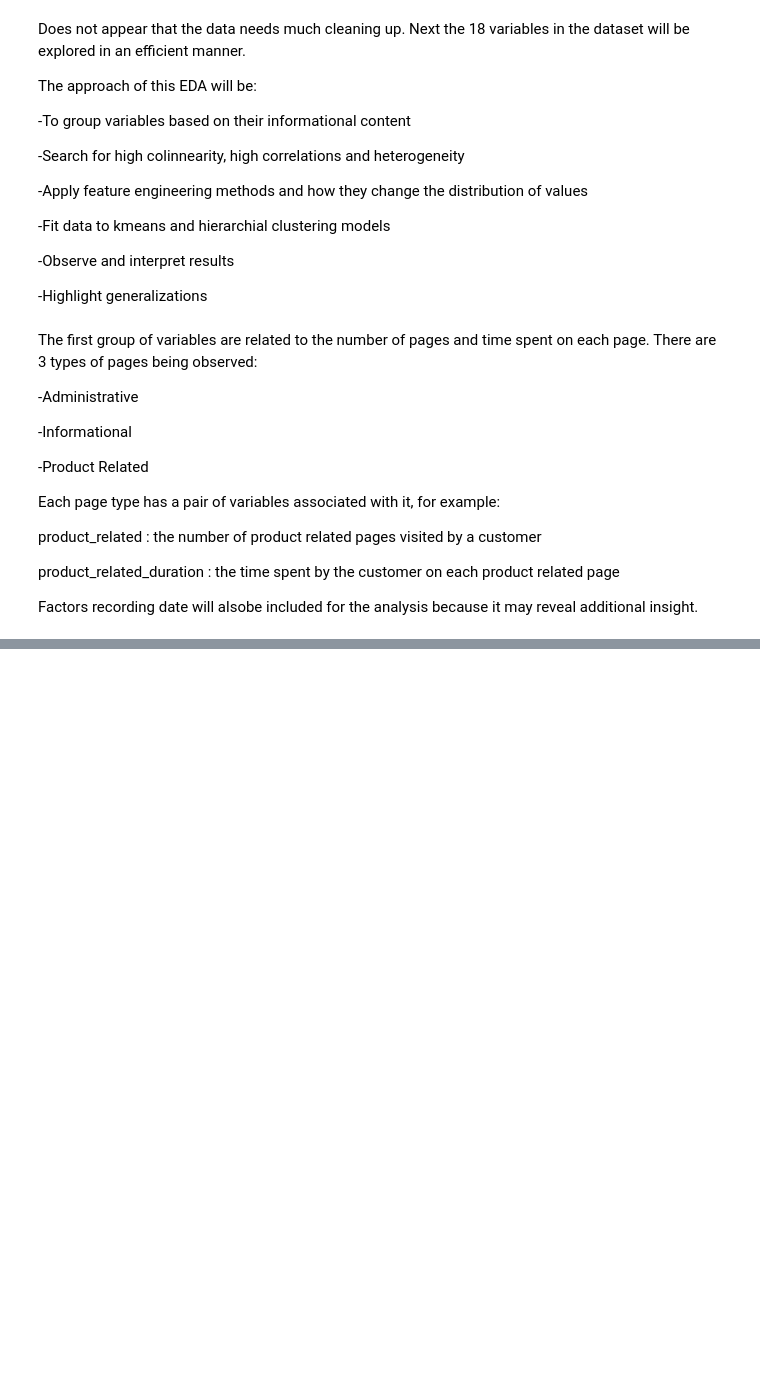
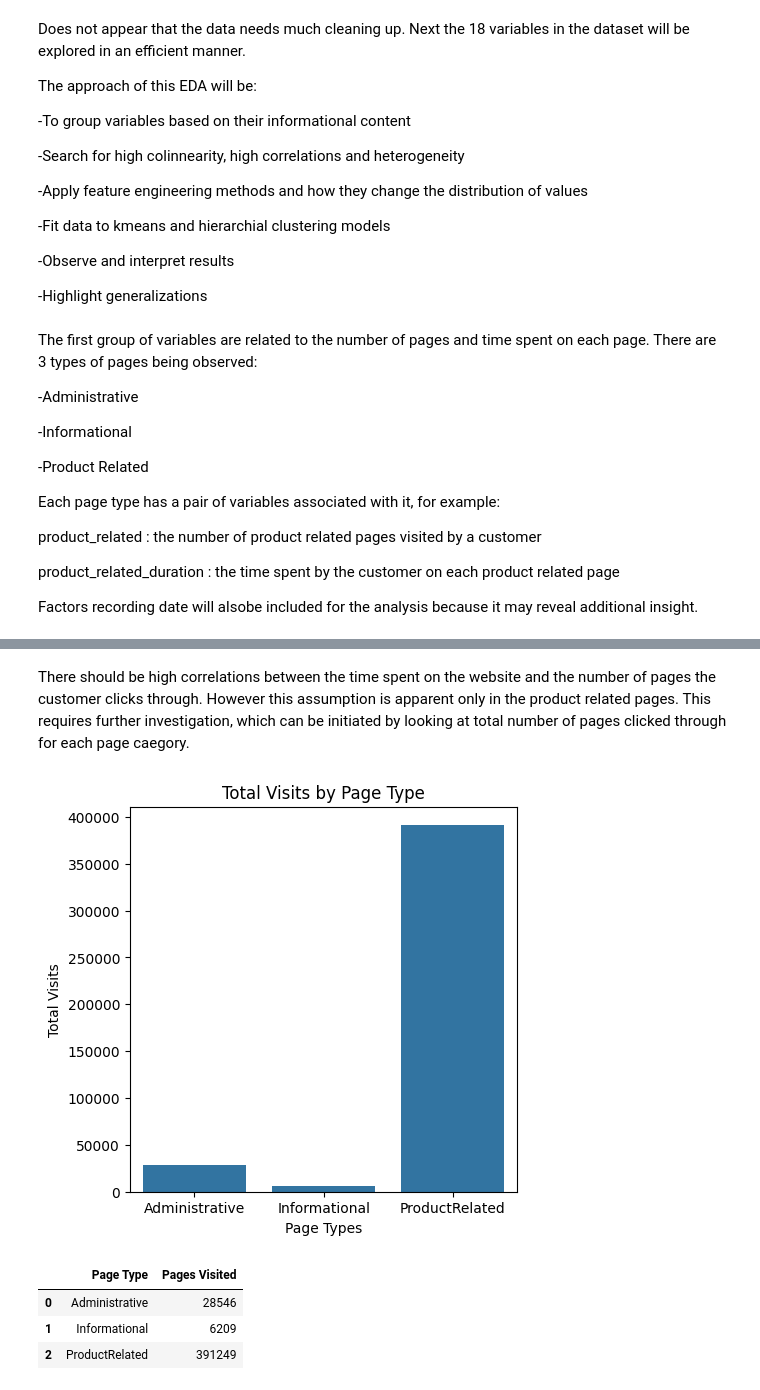
Before and after one commit to benbesthof/Clustering-SVM-to-Predict-Online-Purchases, a Jupyter notebook: B_Besthof_P2.ipynb, the cells around one changed output, grey strips where cells are left out. Cells and saved outputs as stored; diff of their text form; code cells hidden in the pictures; blank space fills up the shorter version.

```diff
--- a/B_Besthof_P2.ipynb
+++ b/B_Besthof_P2.ipynb
@@ -119,0 +116,30 @@ customers = ['OperatingSystems', 'Browser', 'Region', 'TrafficType', 'VisitorTyp
+# %% [markdown]
+There should be high correlations between the time spent on the website and the number of pages the customer clicks through. However this assumption is apparent only in the product related pages. This requires further investigation, which can be initiated by looking at total number of pages clicked through for each page caegory.
+# %%
+#create a dictionary to extract values from into dataframe there will be a key for each page type and its value pair will be the sum of the pages visited.
+
+sums_table = {}
+for i in pagetypes:
+    if 'Duration' not in i:
+        sums_table[i] = df[i].sum()
+
+#extract key value pairs from the dictionary into dataframe and name columns
+df_sums = pd.DataFrame(list(sums_table.items()), columns = ['Page Type', 'Pages Visited'])
+
+
+
+plt.figure(figsize=(5,5))
+sns.barplot(data = df_sums, x = 'Page Type', y = 'Pages Visited')
+plt.xlabel('Page Types')
+plt.ylabel('Total Visits')
+plt.title('Total Visits by Page Type')
+plt.show()
+
+#show table of pagetypes and total visits
+df_sums
+# %% [output]
+[figure, added]
+|  | Page Type | Pages Visited |
+| 0 | Administrative | 28546 |
+| 1 | Informational | 6209 |
+| 2 | ProductRelated | 391249 |
```
Also changed, not shown: parts of 9 cells of this notebook.
